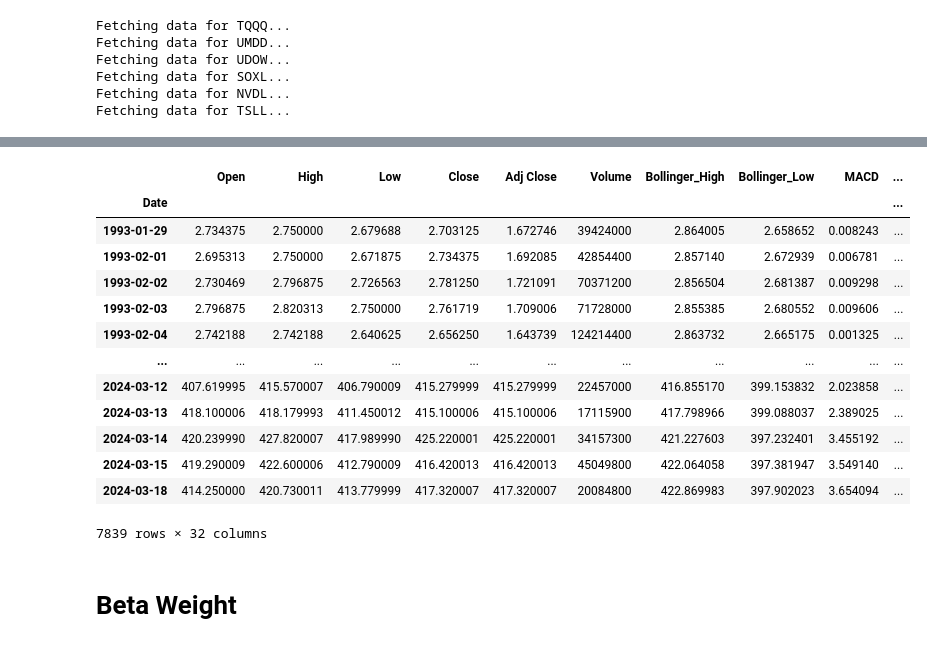
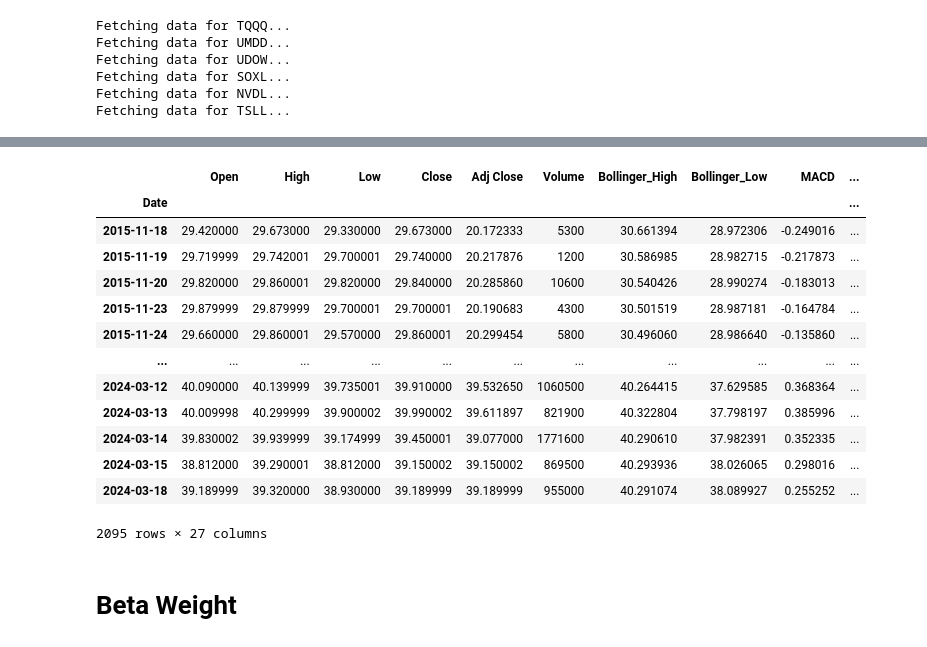
Before and after one commit to HansUXdev/DSportfolio, a Jupyter notebook: QuantitativeFinance/Portfolio/PortfolioStudy.ipynb, the cells around one changed output, grey strips where cells are left out. Drawn from its saved outputs; the diff is of its cells as text; code cells hidden in the pictures.

Commit message:
finalize financial data

```diff
--- a/QuantitativeFinance/Portfolio/PortfolioStudy.ipynb
+++ b/QuantitativeFinance/Portfolio/PortfolioStudy.ipynb
@@ -166,6 +209,11 @@ def fetch_financial_data(ticker='SPY', start_year=1993, end_year=None, interval=
         interval (str): The data interval ('1d' for daily, '1wk' for weekly, '1mo' for monthly, '1h' for hourly).
         export_csv (bool): Whether to export the data to a CSV file. Defaults to False.
         csv_file (str): The path of the CSV file to export the data to. Automatically determined if None.
+        calculate_indicators (bool): Flag to calculate technical indicators.
+        include_fundamentals (bool): Flag to include fundamental data.
+
+    Returns:
+        DataFrame: DataFrame containing the requested financial data.
     """
     # Adjust for hourly data to limit to the last 730 days
     if interval == '1h':
@@ -201,7 +249,6 @@ def fetch_financial_data(ticker='SPY', start_year=1993, end_year=None, interval=
             # Handling NaN values by forward filling then dropping rows with NaN values
             data.ffill(inplace=True)
             data.dropna(inplace=True)
-
        # Fetch and include fundamental data
         if include_fundamentals:
             ticker_obj = yf.Ticker(ticker)
@@ -230,14 +277,22 @@ def fetch_financial_data(ticker='SPY', start_year=1993, end_year=None, interval=
                 print(f"Failed to fetch fundamental data for {ticker}: {e}")
                 # Optionally, handle missing fundamental data (e.g., fill with NaN or zeros)
 
-        # Export CSV if requested
-        if export_csv:
-            data.to_csv(csv_file)
-            print(f'Data exported to {csv_file}')
+            # Get split, dividend, and balance sheet data
+            try:
+                # Ensure the 'data' DataFrame has a 'Date' index for proper merging
+                data.index.name = 'Date'
 
-    else:
-        print("Data download failed or returned an empty DataFrame.")
+                # Call the fetch_and_merge_fundamentals function with our ticker and current 'data' DataFrame
+                data = fetch_and_merge_fundamentals(ticker, data)
+            except Exception as e:
+                print(f"Failed to merge fundamental data for {ticker}: {e}")
+                # Export CSV if requested
+                if export_csv:
+                    data.to_csv(csv_file)
+                    print(f'Data exported to {csv_file}')
 
+            else:
+                print("Data download failed or returned an empty DataFrame.")
     return data
 # %%
 # Initialize an empty dictionary to store data for each fund
@@ -337,20 +389,20 @@ Fetching data for T...
 # %%
-quarterly_dividend_data['MSFT']
+quarterly_dividend_data['SPYD']
 # %% [output]
 |  | Open | High | Low | Close | Adj Close | Volume | Bollinger_High | Bollinger_Low | MACD | ... |
 | Date |  |  |  |  |  |  |  |  |  | ... |
-| 1993-01-29 | 2.734375 | 2.750000 | 2.679688 | 2.703125 | 1.672746 | 39424000 | 2.864005 | 2.658652 | 0.008243 | ... |
-| 1993-02-01 | 2.695313 | 2.750000 | 2.671875 | 2.734375 | 1.692085 | 42854400 | 2.857140 | 2.672939 | 0.006781 | ... |
-| 1993-02-02 | 2.730469 | 2.796875 | 2.726563 | 2.781250 | 1.721091 | 70371200 | 2.856504 | 2.681387 | 0.009298 | ... |
-| 1993-02-03 | 2.796875 | 2.820313 | 2.750000 | 2.761719 | 1.709006 | 71728000 | 2.855385 | 2.680552 | 0.009606 | ... |
-| 1993-02-04 | 2.742188 | 2.742188 | 2.640625 | 2.656250 | 1.643739 | 124214400 | 2.863732 | 2.665175 | 0.001325 | ... |
+| 2015-11-18 | 29.420000 | 29.673000 | 29.330000 | 29.673000 | 20.172333 | 5300 | 30.661394 | 28.972306 | -0.249016 | ... |
+| 2015-11-19 | 29.719999 | 29.742001 | 29.700001 | 29.740000 | 20.217876 | 1200 | 30.586985 | 28.982715 | -0.217873 | ... |
+| 2015-11-20 | 29.820000 | 29.860001 | 29.820000 | 29.840000 | 20.285860 | 10600 | 30.540426 | 28.990274 | -0.183013 | ... |
+| 2015-11-23 | 29.879999 | 29.879999 | 29.700001 | 29.700001 | 20.190683 | 4300 | 30.501519 | 28.987181 | -0.164784 | ... |
+| 2015-11-24 | 29.660000 | 29.860001 | 29.570000 | 29.860001 | 20.299454 | 5800 | 30.496060 | 28.986640 | -0.135860 | ... |
 | ... | ... | ... | ... | ... | ... | ... | ... | ... | ... | ... |
-| 2024-03-12 | 407.619995 | 415.570007 | 406.790009 | 415.279999 | 415.279999 | 22457000 | 416.855170 | 399.153832 | 2.023858 | ... |
-| 2024-03-13 | 418.100006 | 418.179993 | 411.450012 | 415.100006 | 415.100006 | 17115900 | 417.798966 | 399.088037 | 2.389025 | ... |
-| 2024-03-14 | 420.239990 | 427.820007 | 417.989990 | 425.220001 | 425.220001 | 34157300 | 421.227603 | 397.232401 | 3.455192 | ... |
-| 2024-03-15 | 419.290009 | 422.600006 | 412.790009 | 416.420013 | 416.420013 | 45049800 | 422.064058 | 397.381947 | 3.549140 | ... |
-| 2024-03-18 | 414.250000 | 420.730011 | 413.779999 | 417.320007 | 417.320007 | 20084800 | 422.869983 | 397.902023 | 3.654094 | ... |
+| 2024-03-12 | 40.090000 | 40.139999 | 39.735001 | 39.910000 | 39.532650 | 1060500 | 40.264415 | 37.629585 | 0.368364 | ... |
+| 2024-03-13 | 40.009998 | 40.299999 | 39.900002 | 39.990002 | 39.611897 | 821900 | 40.322804 | 37.798197 | 0.385996 | ... |
+| 2024-03-14 | 39.830002 | 39.939999 | 39.174999 | 39.450001 | 39.077000 | 1771600 | 40.290610 | 37.982391 | 0.352335 | ... |
+| 2024-03-15 | 38.812000 | 39.290001 | 38.812000 | 39.150002 | 39.150002 | 869500 | 40.293936 | 38.026065 | 0.298016 | ... |
+| 2024-03-18 | 39.189999 | 39.320000 | 38.930000 | 39.189999 | 39.189999 | 955000 | 40.291074 | 38.089927 | 0.255252 | ... |
-7839 rows × 32 columns
+2095 rows × 27 columns
 # %% [markdown]
 # Beta Weight
 # %%
```
Also changed, not shown: parts of 8 cells of this notebook.
